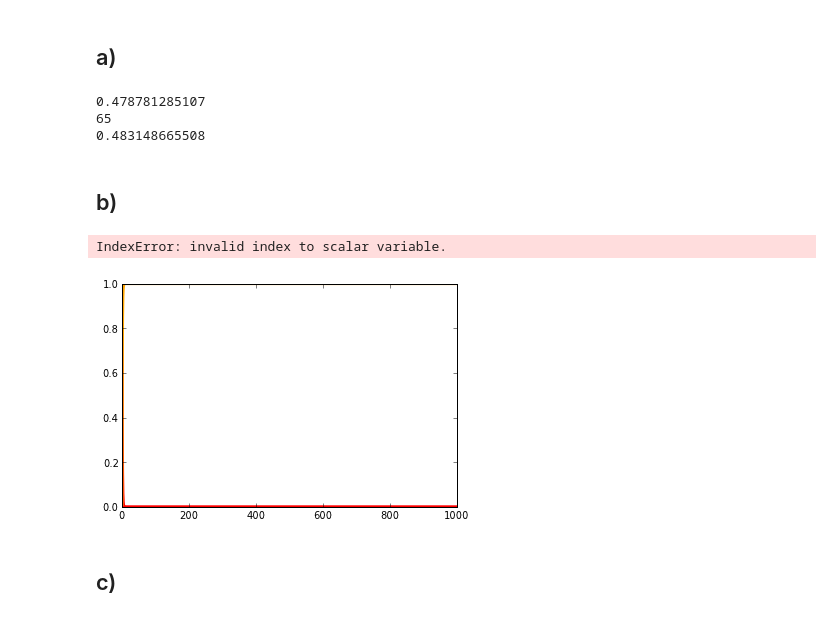
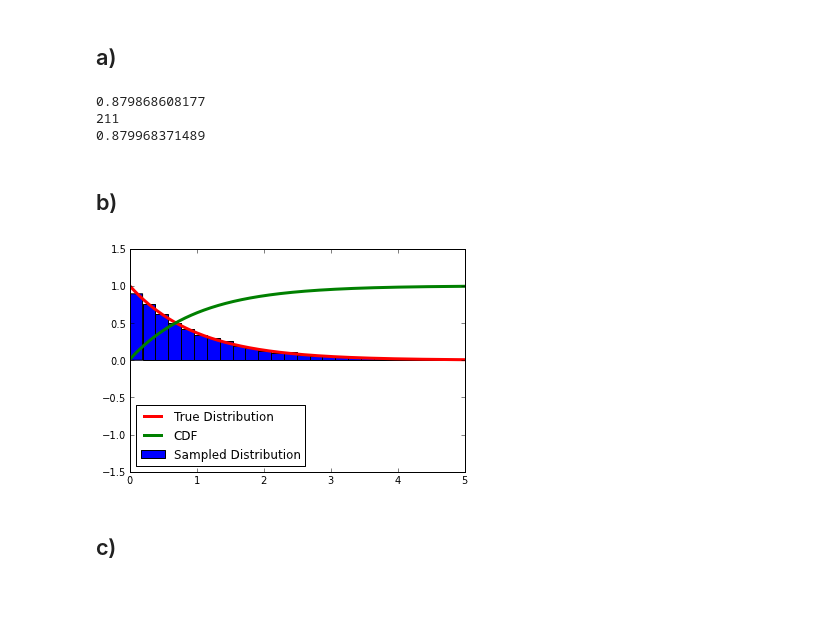
Before and after one commit to advice/PHYS-202-S13, a Jupyter notebook: Week8/ Random Numbers and MC Simulation.ipynb, the cells around one changed output. Drawn from its saved outputs; the diff is of its cells as text; code cells hidden in the pictures.

```diff
--- a/Week8/ Random Numbers and MC Simulation.ipynb
+++ b/Week8/ Random Numbers and MC Simulation.ipynb
@@ -116,9 +116,9 @@ N=10000
 z = numpy.random.random_sample(N);
 
 #inverse CDF
-Ginv = lambda z: -log(-y*z)
+Ginv = lambda z: -log(y*z)
 #samples x values
-xsamples = Ginv(z)
+xsamples = Ginv(z);
 # %% [markdown]
 b)
 -
@@ -161,12 +160,14 @@ a)
 # %%
 x = arange(0,1000+0.01,0.01)
 y = 1
+N=10000
 g = lambda x: y*exp(-y*x)
 dist = []
 for i in x:
     dist.append(g(i))
 sum_dist = np.cumsum(dist)
 normal = sum_dist/sum(dist)
+
 z= random.uniform(0,1)
 print z
 index = np.searchsorted(normal,z)
@@ -174,25 +175,24 @@ print index
 value = normal[index]
 print value
 # %% [output]
-0.478781285107
-65
-0.483148665508
+0.879868608177
+211
+0.879968371489
 # %% [markdown]
 b)
 -
 # %%
 
 plot(x,g(x),label='True Distribution',lw=3,color='red')
-plot(x,normal,label='Cumulative function',lw=3, color='orange')
-hist(value,50,normed=True,label='Sampled Distribution')
+plot(x,normal,label='CDF',lw=3, color='green')
+hist(xsamples,50,normed=True,label='Sampled Distribution')
 xlim(0,5.)
-ylim(-2,2)
+ylim(-1.5,1.5)
 
 legend(loc=0)
 show()
 # %% [output]
-IndexError: invalid index to scalar variable.
-[figure, old version]
+[figure, new version]
 # %% [markdown]
 c)
 -
```
Also changed, not shown: parts of 1 cell of this notebook, 1 other file.
